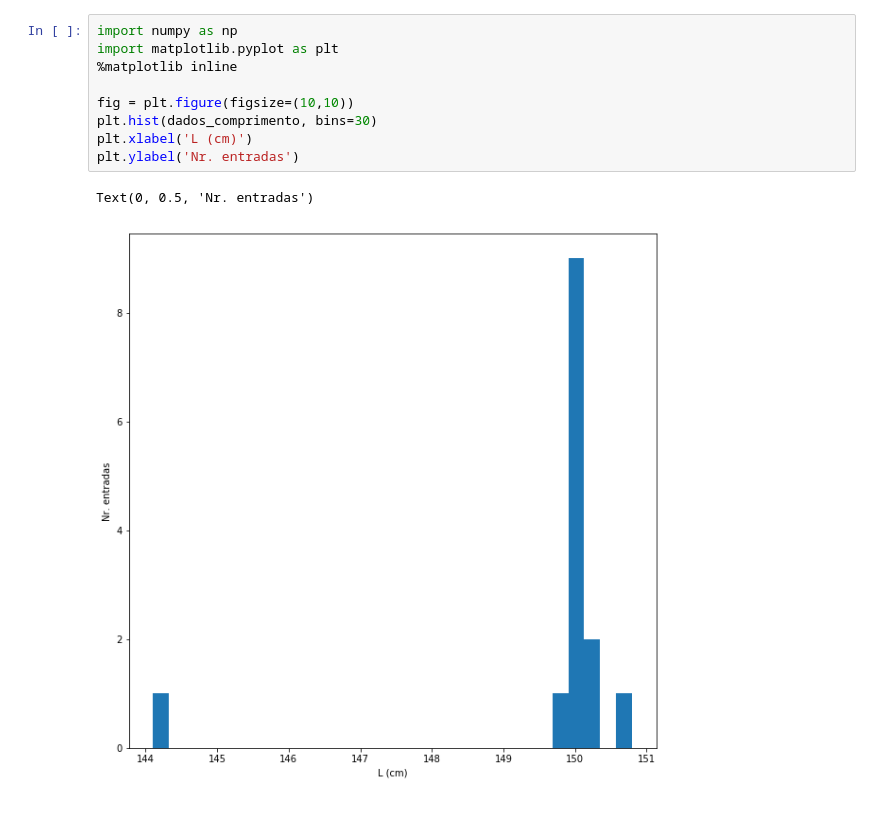
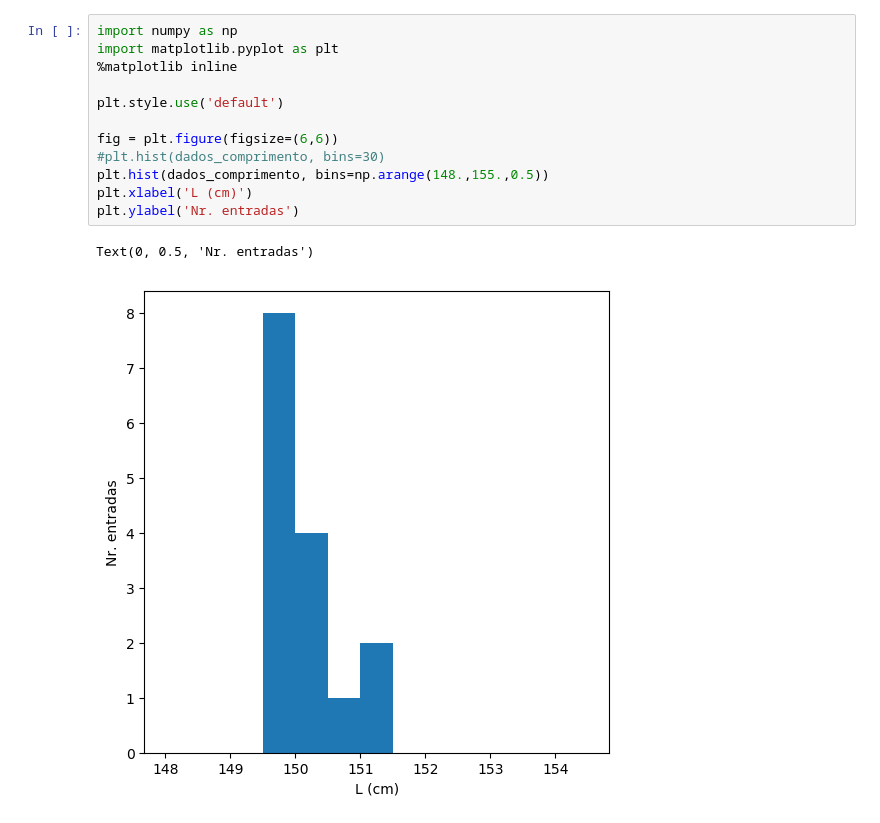
Before and after one commit to antoniovilela/PythonLecture, a Jupyter notebook: Examples/Fisica-Geral-Aula1.ipynb, the cells around one changed output. Cells and saved outputs as stored; diff of their text form.

```diff
--- a/Examples/Fisica-Geral-Aula1.ipynb
+++ b/Examples/Fisica-Geral-Aula1.ipynb
@@ -21,12 +101,15 @@ print (dados_comprimento)
 # %%
 import numpy as np
 import matplotlib.pyplot as plt
 %matplotlib inline
 
-fig = plt.figure(figsize=(10,10))
-plt.hist(dados_comprimento, bins=30)
+plt.style.use('default')
+
+fig = plt.figure(figsize=(6,6))
+#plt.hist(dados_comprimento, bins=30)
+plt.hist(dados_comprimento, bins=np.arange(148.,155.,0.5))
 plt.xlabel('L (cm)')
 plt.ylabel('Nr. entradas')
 # %% [output]
 Text(0, 0.5, 'Nr. entradas')
-[figure, old version]
+[figure, new version]
```
Also changed, not shown: parts of 20 cells of this notebook, 2 other files.
